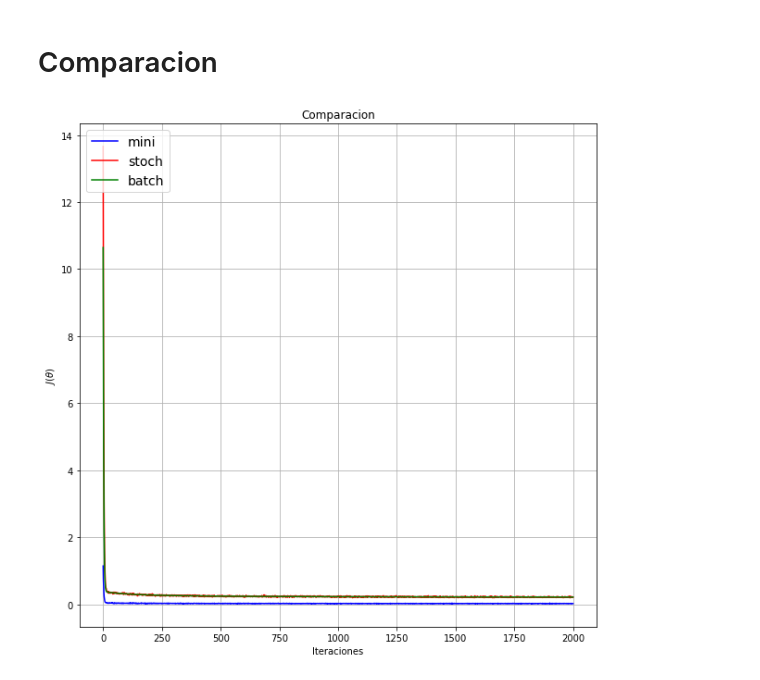
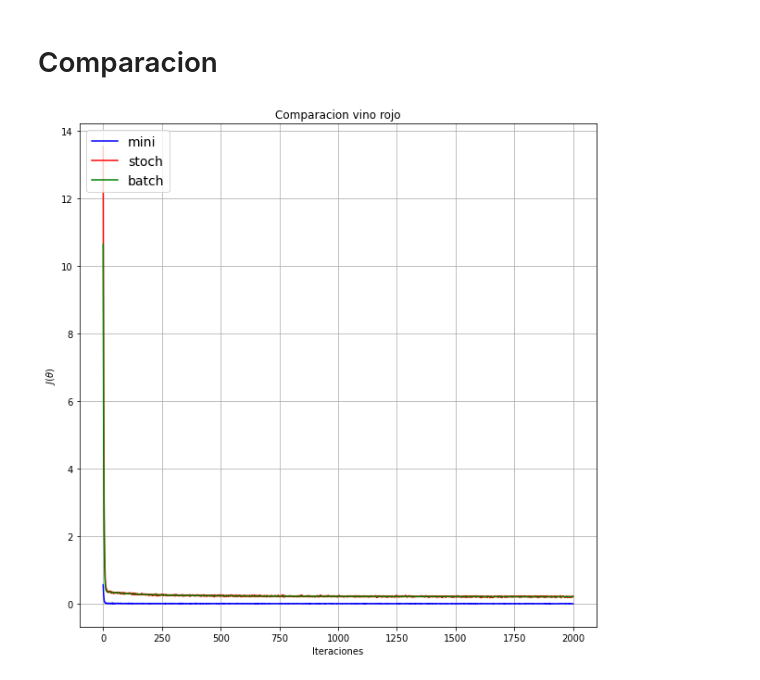
Before and after one commit to EmirBurgosPaz/Machine_learning, a Jupyter notebook: proyecto/multiple_linear_regression_red_wine.ipynb, the cells around one changed output. Cells and saved outputs as stored; diff of their text form; code cells hidden in the pictures.

```diff
--- a/proyecto/multiple_linear_regression_red_wine.ipynb
+++ b/proyecto/multiple_linear_regression_red_wine.ipynb
@@ -441,9 +439,8 @@ theta_mini =np.random.randn(number_of_features)/100
 print(theta_mini)
 
 eta = 0.1
-batch_size = 128
+batch_size = 64
 
-flag = True
 j_mini = []
 i = 0
 
@@ -558,13 +555,13 @@ plt.show()
 # %%
 plt.figure(figsize=(10,10))
 plt.plot(np.arange(len(j_mini)),j_mini,"b-", label="mini")
 plt.plot(np.arange(len(j_stoch)),j_stoch,"r-", label="stoch")
 plt.plot(np.arange(len(j_batch)),j_batch,"g-", label="batch")
 plt.legend(loc="upper left", fontsize=14)
-plt.title('Comparacion')
+plt.title('Comparacion vino rojo')
 plt.xlabel('Iteraciones')
 plt.ylabel(r"$J(\theta)$")
 plt.grid(True)
 plt.show()
 # %% [output]
-[figure, old version]
+[figure, new version]
```
Also changed, not shown: parts of 14 cells of this notebook, 3 other files.
